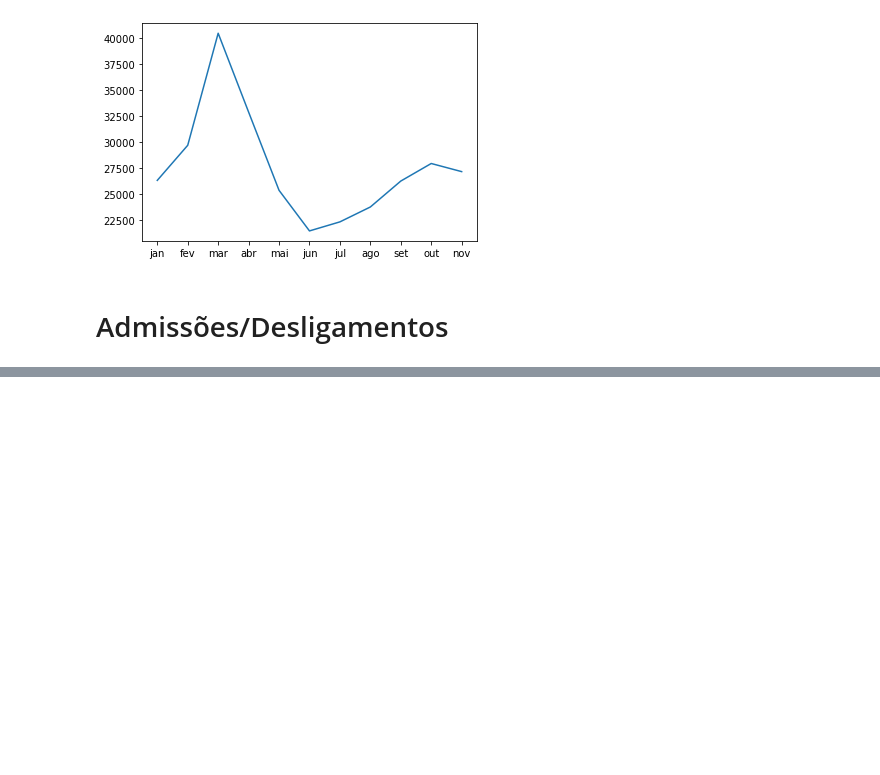
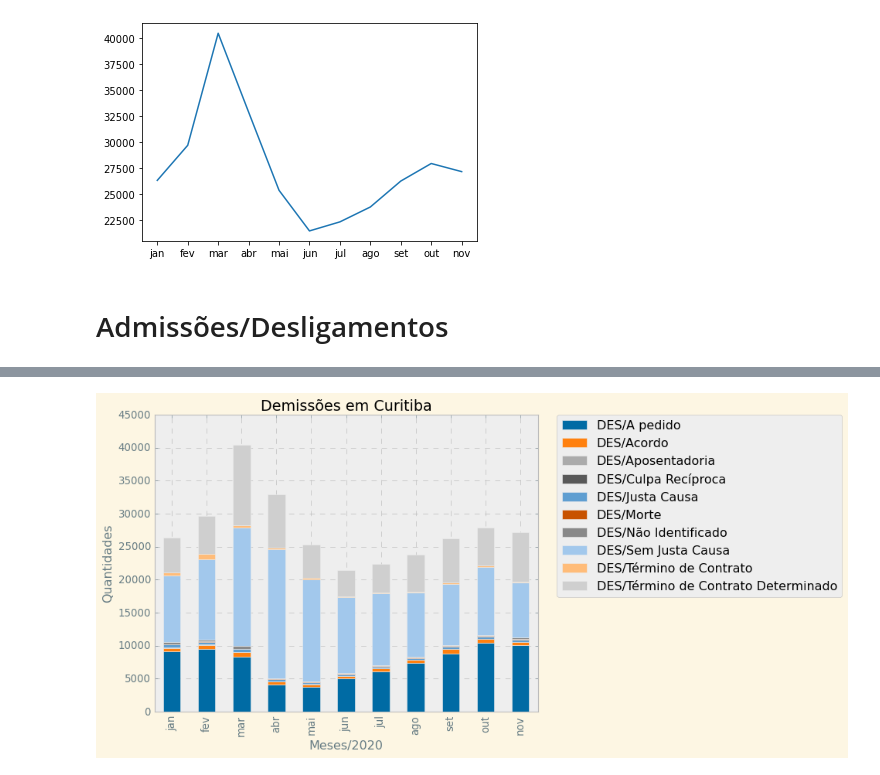
Before and after one commit to emariot/CAGED-CWB, a Jupyter notebook: Novo Caged.ipynb, the cells around one changed output, grey strips where cells are left out. Drawn from its saved outputs; the diff is of its cells as text; code cells hidden in the pictures; blank space fills up the shorter version.

```diff
--- a/Novo Caged.ipynb
+++ b/Novo Caged.ipynb
@@ -219,0 +263,4 @@ plt.show();
+# %%
+des_desc = pd.DataFrame(des_desc, index=mon)
+des_desc = des_desc.drop(columns='DES/Tipo Ignorado')
+des_desc
@@ -219,0 +280,8 @@ plt.show();
+# %%
+des_desc.plot(kind="bar", stacked=True)
+plt.legend(bbox_to_anchor=(1.05, 1), loc='upper left', borderaxespad=0.)
+plt.title("Demissões em Curitiba")
+plt.xlabel("Meses/2020")
+plt.ylabel("Quantidades");
+# %% [output]
+[figure, added]
```
Also changed, not shown: parts of 10 cells of this notebook.
